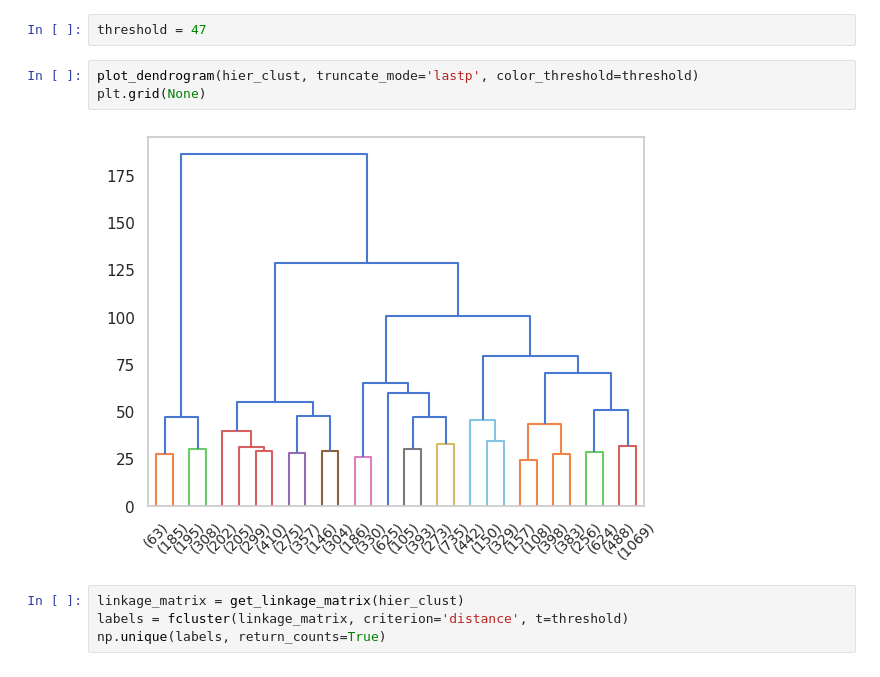
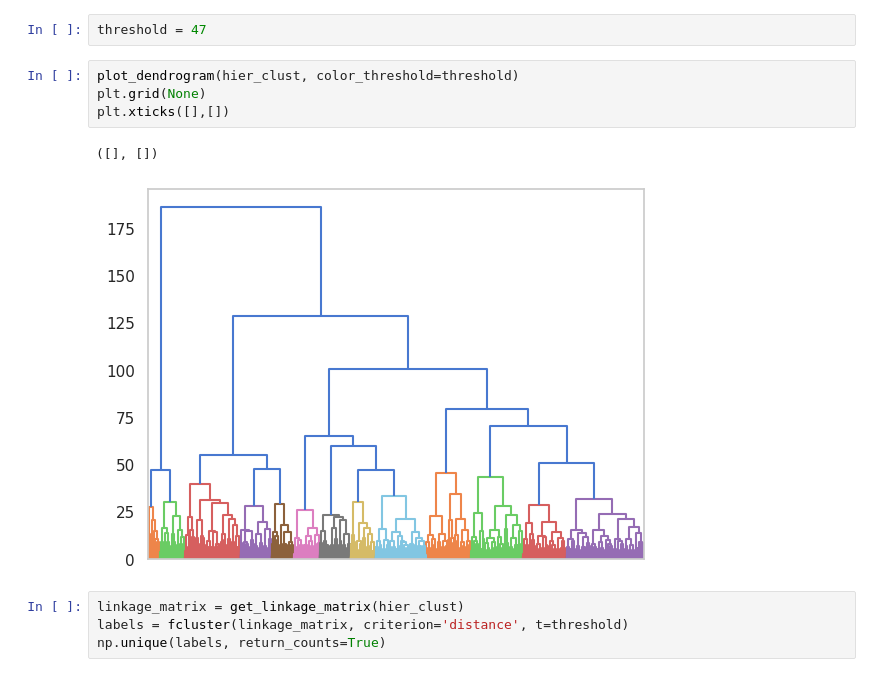
Before and after one commit to g-fabiani4-unipi/dm2_project, a Jupyter notebook: src/understanding/tabular_data_clustering.ipynb, the cells around one changed output. Saved outputs shown, nothing was run; the diff lists cells and outputs as text.

```diff
--- a/src/understanding/tabular_data_clustering.ipynb
+++ b/src/understanding/tabular_data_clustering.ipynb
@@ -80,10 +80,12 @@ AgglomerativeClustering(compute_distances=True, distance_threshold=0,
 # %%
 threshold = 47
 # %%
-plot_dendrogram(hier_clust, truncate_mode='lastp', color_threshold=threshold)
+plot_dendrogram(hier_clust, color_threshold=threshold)
 plt.grid(None)
+plt.xticks([],[])
 # %% [output]
+([], [])
-[figure, old version]
+[figure, new version]
 # %%
 linkage_matrix = get_linkage_matrix(hier_clust)
 labels = fcluster(linkage_matrix, criterion='distance', t=threshold)
```
Also changed, not shown: parts of 3 cells of this notebook, 6 other files.
